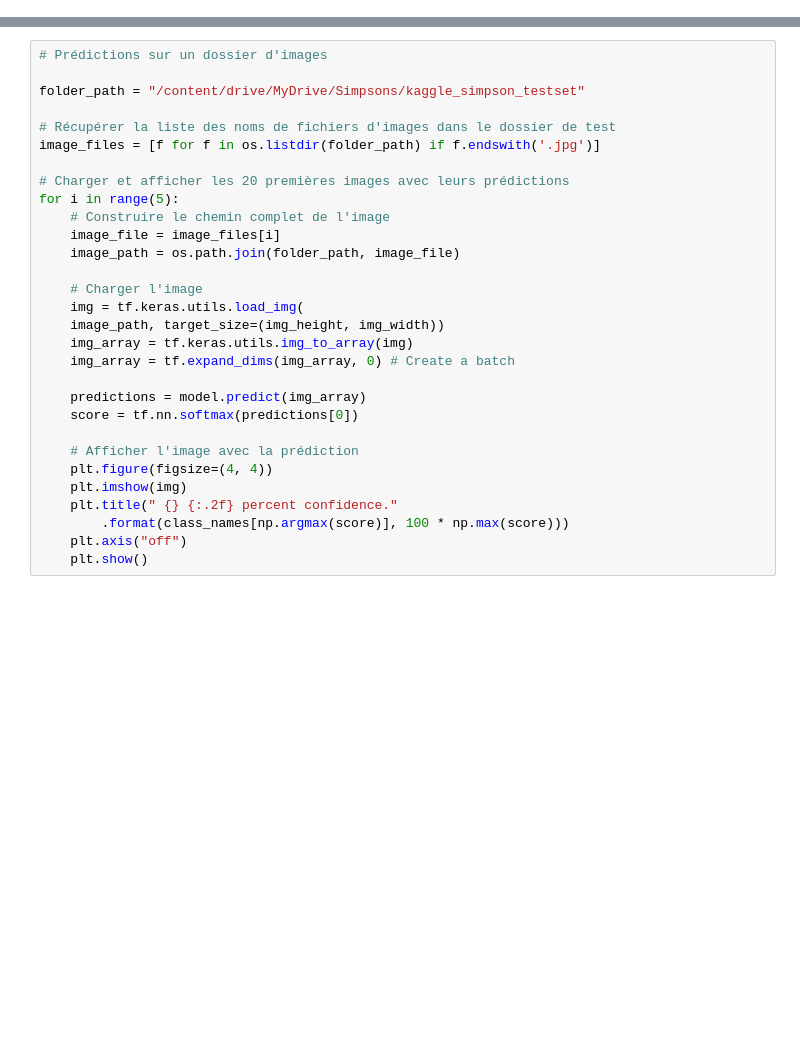
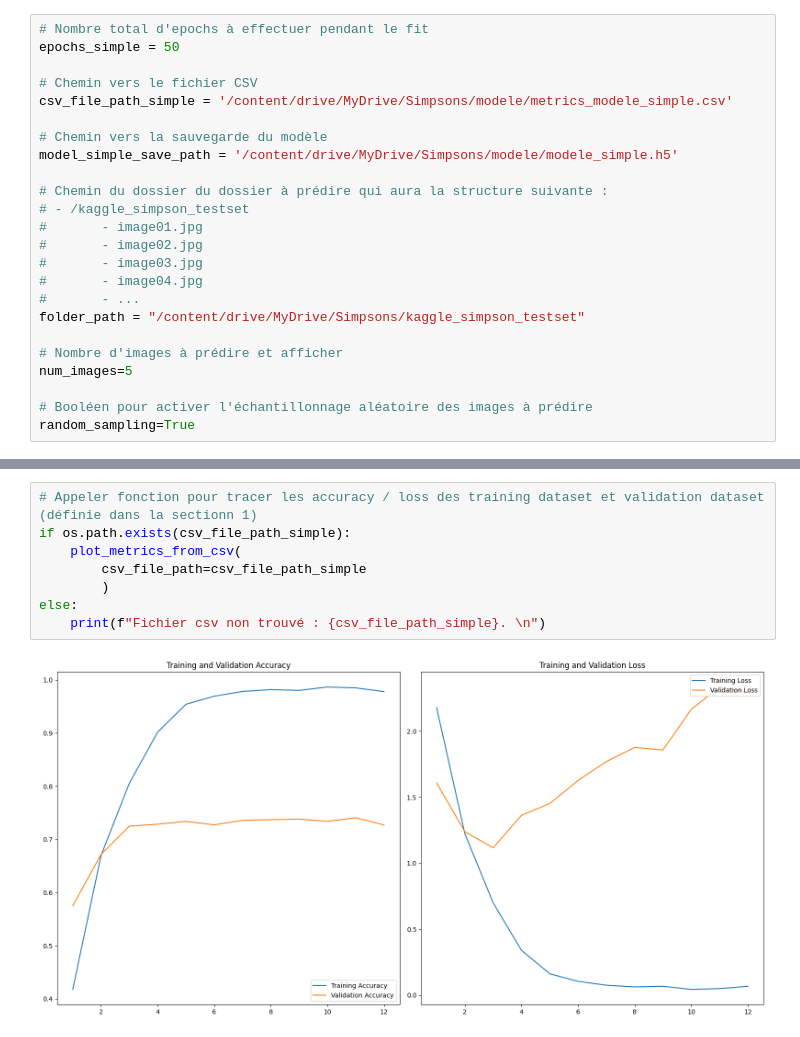
Before and after one commit to loic-xu/simpson-classification, a Jupyter notebook: simpsons_classification.ipynb, the cells around one changed output, grey strips where cells are left out. Saved outputs shown, nothing was run; the diff lists cells and outputs as text; blank space fills up the shorter version.

```diff
--- a/simpsons_classification.ipynb
+++ b/simpsons_classification.ipynb
@@ -49 +235,25 @@ val_ds = val_ds.cache().prefetch(buffer_size=AUTOTUNE)
+# %%
+# Nombre total d'epochs à effectuer pendant le fit
+epochs_simple = 50
+
+# Chemin vers le fichier CSV
+csv_file_path_simple = '/content/drive/MyDrive/Simpsons/modele/metrics_modele_simple.csv'
+
+# Chemin vers la sauvegarde du modèle
+model_simple_save_path = '/content/drive/MyDrive/Simpsons/modele/modele_simple.h5'
+
+# Chemin du dossier du dossier à prédire qui aura la structure suivante :
+# - /kaggle_simpson_testset
+#       - image01.jpg
+#       - image02.jpg
+#       - image03.jpg
+#       - image04.jpg
+#       - ...
+folder_path = "/content/drive/MyDrive/Simpsons/kaggle_simpson_testset"
+
+# Nombre d'images à prédire et afficher
+num_images=5
+
+# Booléen pour activer l'échantillonnage aléatoire des images à prédire
+random_sampling=True
 # %%
@@ -117,30 +319,10 @@ print(
-# %%
-# Prédictions sur un dossier d'images
-
-folder_path = "/content/drive/MyDrive/Simpsons/kaggle_simpson_testset"
-
-# Récupérer la liste des noms de fichiers d'images dans le dossier de test
-image_files = [f for f in os.listdir(folder_path) if f.endswith('.jpg')]
-
-# Charger et afficher les 20 premières images avec leurs prédictions
-for i in range(5):
-    # Construire le chemin complet de l'image
-    image_file = image_files[i]
-    image_path = os.path.join(folder_path, image_file)
-
-    # Charger l'image
-    img = tf.keras.utils.load_img(
-    image_path, target_size=(img_height, img_width))
-    img_array = tf.keras.utils.img_to_array(img)
-    img_array = tf.expand_dims(img_array, 0) # Create a batch
-
-    predictions = model.predict(img_array)
-    score = tf.nn.softmax(predictions[0])
-
-    # Afficher l'image avec la prédiction
-    plt.figure(figsize=(4, 4))
-    plt.imshow(img)
-    plt.title(" {} {:.2f} percent confidence."
-        .format(class_names[np.argmax(score)], 100 * np.max(score)))
-    plt.axis("off")
-    plt.show()
+# %%
+# Appeler fonction pour tracer les accuracy / loss des training dataset et validation dataset (définie dans la sectionn 1)
+if os.path.exists(csv_file_path_simple):
+    plot_metrics_from_csv(
+        csv_file_path=csv_file_path_simple
+        )
+else:
+    print(f"Fichier csv non trouvé : {csv_file_path_simple}. \n")
+# %% [output]
+[figure, added]
```
Also changed, not shown: parts of 35 cells of this notebook, 6 other files.
